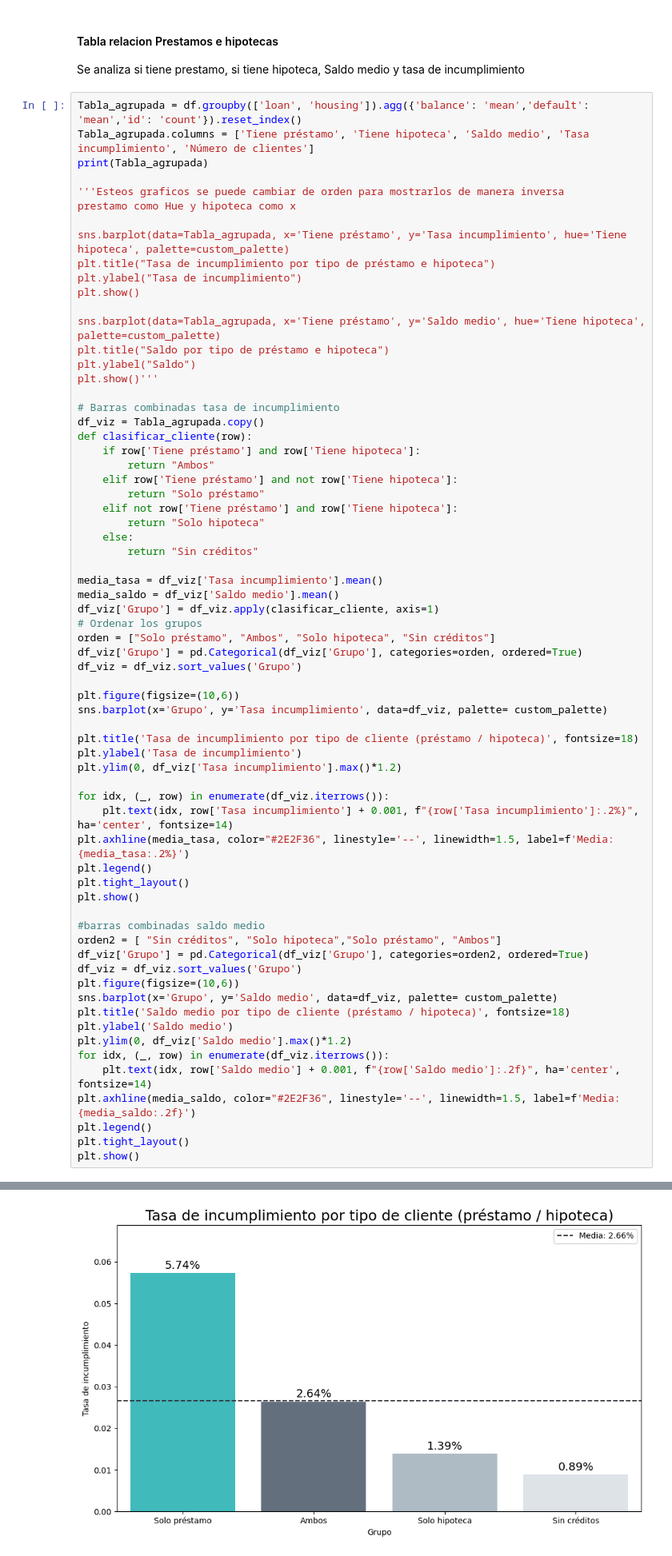
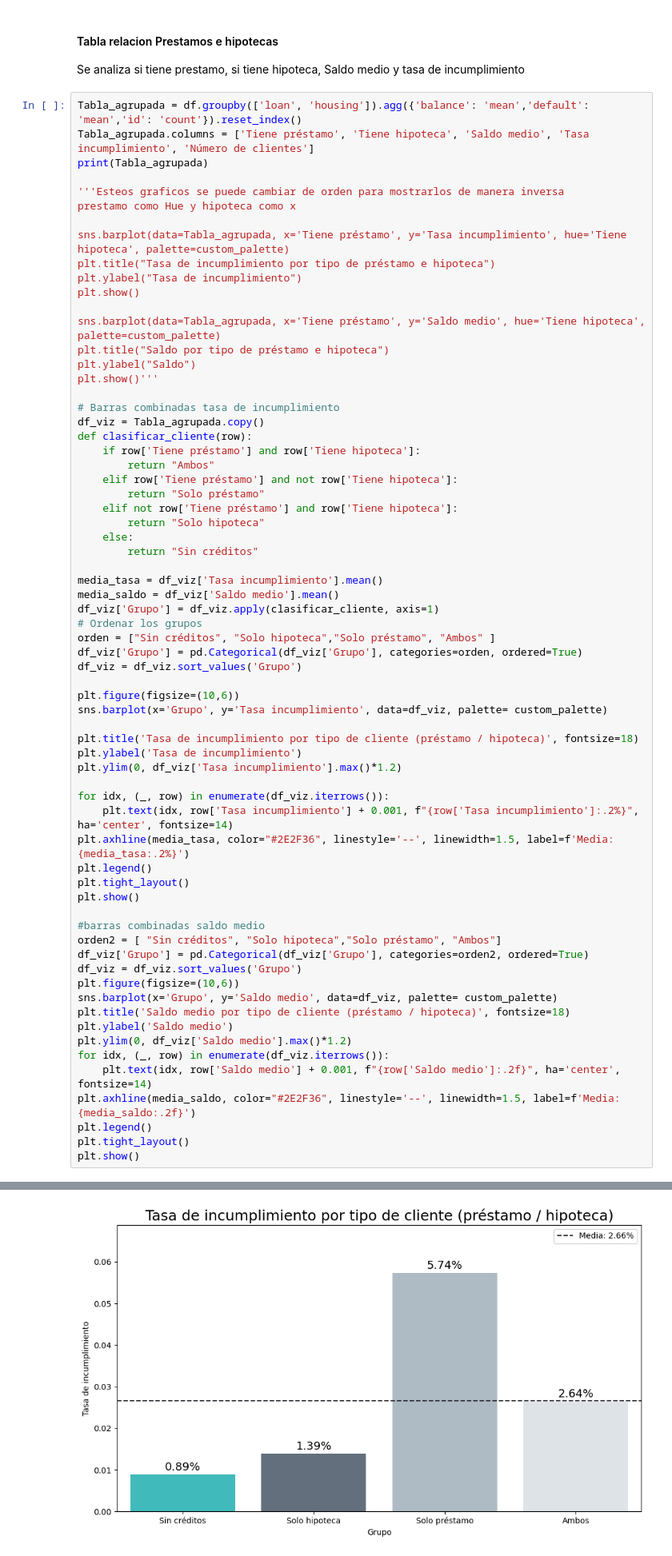
Before and after one commit to MarinaTorba/PersonalDataProrjects, a Jupyter notebook: Equip_9/Scripts/Analisis _Finanzas_250519.ipynb, the cells around one changed output, grey strips where cells are left out. Shown at 80% size. Drawn from its saved outputs; the diff is of its cells as text.

Commit message:
Cambio Orden Grafico burbuja default

```diff
--- a/Equip_9/Scripts/Analisis _Finanzas_250519.ipynb
+++ b/Equip_9/Scripts/Analisis _Finanzas_250519.ipynb
@@ -73,7 +73,7 @@ media_tasa = df_viz['Tasa incumplimiento'].mean()
 media_saldo = df_viz['Saldo medio'].mean()
 df_viz['Grupo'] = df_viz.apply(clasificar_cliente, axis=1)
 # Ordenar los grupos
-orden = ["Solo préstamo", "Ambos", "Solo hipoteca", "Sin créditos"]
+orden = ["Sin créditos", "Solo hipoteca","Solo préstamo", "Ambos" ]
 df_viz['Grupo'] = pd.Categorical(df_viz['Grupo'], categories=orden, ordered=True)
 df_viz = df_viz.sort_values('Grupo')
 
@@ -91,34 +91,34 @@ plt.legend()
 plt.tight_layout()
 plt.show()
 
 #barras combinadas saldo medio
 orden2 = [ "Sin créditos", "Solo hipoteca","Solo préstamo", "Ambos"]
 df_viz['Grupo'] = pd.Categorical(df_viz['Grupo'], categories=orden2, ordered=True)
 df_viz = df_viz.sort_values('Grupo')
 plt.figure(figsize=(10,6))
 sns.barplot(x='Grupo', y='Saldo medio', data=df_viz, palette= custom_palette)
 plt.title('Saldo medio por tipo de cliente (préstamo / hipoteca)', fontsize=18)
 plt.ylabel('Saldo medio')
 plt.ylim(0, df_viz['Saldo medio'].max()*1.2)
 for idx, (_, row) in enumerate(df_viz.iterrows()):
     plt.text(idx, row['Saldo medio'] + 0.001, f"{row['Saldo medio']:.2f}", ha='center', fontsize=14)
 plt.axhline(media_saldo, color="#2E2F36", linestyle='--', linewidth=1.5, label=f'Media: {media_saldo:.2f}')
 plt.legend()
 plt.tight_layout()
 plt.show()
 # %% [output]
    Tiene préstamo  Tiene hipoteca  Saldo medio  Tasa incumplimiento  \
 0           False           False  1844.047228             0.008864
 1           False            True  1365.205982             0.013876
 2            True           False   801.467991             0.057395
 3            True            True   773.169967             0.026403
 
    Número de clientes
 0                7559
 1                6486
 2                 906
 3                1212
-[figure, old version]
+[figure, new version]
 [figure]
 # %% [markdown]
 ### Prueba con otros tipos de grafico
```
Also changed, not shown: parts of 1 cell of this notebook.
